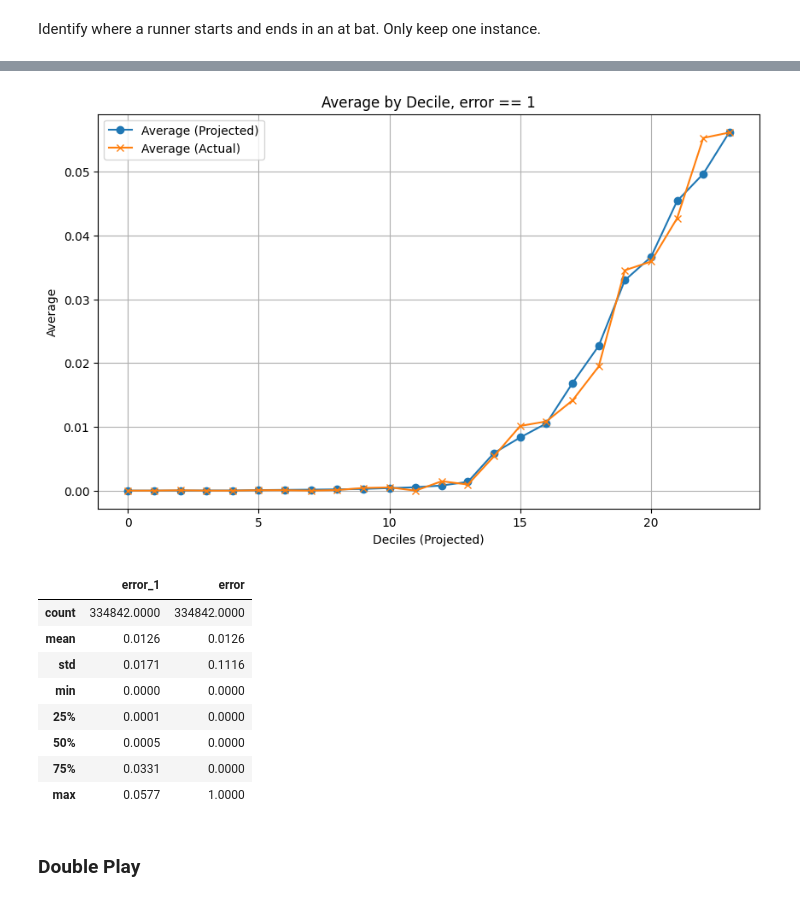
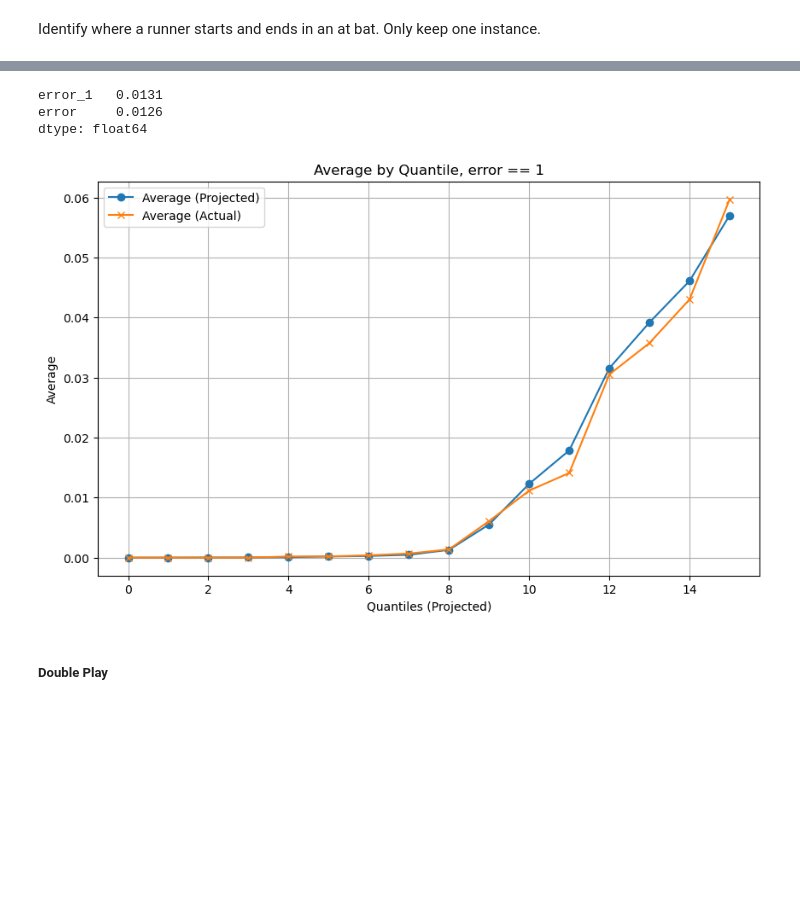
Before and after one commit to jamesgiles1993/Code, a Jupyter notebook: M04. Base Running.ipynb, the cells around one changed output, grey strips where cells are left out. Drawn from its saved outputs; the diff is of its cells as text; code cells hidden in the pictures; blank space fills up the shorter version.

```diff
--- a/M04. Base Running.ipynb
+++ b/M04. Base Running.ipynb
@@ -299,0 +335,3 @@ df['out_3b'] = df.groupby(['gamePk', 'atBatIndex'])['out_3b'].transform('max')
+# %%
+df['sba_imp'] = df['sba'] / df['sbo']
+df['sb_imp'] = df['sb'] / df['sba']
@@ -302,3 +346,0 @@ df['out_3b'] = df.groupby(['gamePk', 'atBatIndex'])['out_3b'].transform('max')
-# %%
-# Drop less relevant events
-df = df.query('eventsModel != "Cut"')
@@ -327,7 +346,0 @@ df.drop(columns={'movementTypical'}, inplace=True)
-# %%
-# Create dummies
-event_dummies = pd.get_dummies(df['eventsModel'], prefix='event').astype(int)
-minBase_dummies = pd.get_dummies(df['minBase'], prefix='minBase').astype(int)
-
-# Add event dummies
-df = pd.concat([df, event_dummies, minBase_dummies], axis=1)
@@ -341,17 +370,18 @@ error_input_list = list(event_dummies.columns) + ['pre_1b', 'pre_2b', 'pre_3b']
 # %%
 %%time
 # Select relevant columns and handle missing values
-X = df.query('startInt == 0')[error_input_list]
-y = df.query('startInt == 0')['error']
+X = df.query('eventsModel != "Cut"').query('movementTypical == 1').query('startInt == 0')[error_input_list]
+y = df.query('eventsModel != "Cut"').query('movementTypical == 1').query('startInt == 0')['error']
 
 # Split the data into training and testing sets
 X_train, X_test, y_train, y_test = train_test_split(X, y, test_size=0.2, random_state=42)
 
+random_state = 10
 
 models = [
-    # MLPClassifier(hidden_layer_sizes=(30,30,30), activation='relu', max_iter=10, random_state=1),
-    # MLPClassifier(hidden_layer_sizes=(30,30,30), activation='relu', max_iter=10, random_state=2),
-    MLPClassifier(hidden_layer_sizes=(30,30,30), activation='relu', max_iter=10, random_state=3)
+    MLPClassifier(hidden_layer_sizes=(30,30,30), activation='relu', max_iter=10, random_state=random_state+1),
+    # MLPClassifier(hidden_layer_sizes=(30,30,30), activation='relu', max_iter=10, random_state=random_state+2),
+    # MLPClassifier(hidden_layer_sizes=(30,30,30), activation='relu', max_iter=10, random_state=random_state+3)
     ]
 
 # Create the ensemble classifier using VotingClassifier
@@ -369,6 +399,8 @@ probability_df = pd.DataFrame(probabilities, columns=probability_columns, index=
 error_df = pd.concat([X_test, y_test, probability_df], axis=1)
 # error_df['eventsModel'] = label_encoder.inverse_transform(error_df['eventsModelInt'])
 
+# Create directory
+os.makedirs(os.path.join(model_path, "M04. Base Running", todaysdate), exist_ok=True)
 
 # Save model
 pickle.dump(predict_errors, open(os.path.join(model_path, "M04. Base Running", todaysdate, "predict_errors.sav"), 'wb'))
@@ -378,42 +410,37 @@ Wall time: 1min 28s
 # %%
+print(error_df[['error_1', 'error']].mean())
+
+quantiles = 20
+
 # Set Variable
 var = "error"
 
 # Copy
 graph_df = error_df.copy()
 
-# Step 1: Divide error_1 into deciles
-graph_df['decile'] = pd.qcut(graph_df[f'{var}_1'], 40, labels=False, duplicates='drop')
+# Step 1: Divide error_1 into
+graph_df['quantile'] = pd.qcut(graph_df[f'{var}_1'], quantiles, labels=False, duplicates='drop')
 
 # Step 2 & 3: Group by deciles and calculate average error_1 and error
-grouped_deciles = graph_df.groupby('decile').agg({f'{var}_1': 'mean', f'{var}': 'mean'}).reset_index()
+grouped_quantiles = graph_df.groupby('quantile').agg({f'{var}_1': 'mean', f'{var}': 'mean'}).reset_index()
 
 # Step 4: Plot the averages
 plt.figure(figsize=(10, 6))
-plt.plot(grouped_deciles['decile'], grouped_deciles[f'{var}_1'], marker='o', label='Average (Projected)')
-plt.plot(grouped_deciles['decile'], grouped_deciles[f'{var}'], marker='x', label='Average (Actual)')
-plt.xlabel('Deciles (Projected)')
+plt.plot(grouped_quantiles['quantile'], grouped_quantiles[f'{var}_1'], marker='o', label='Average (Projected)')
+plt.plot(grouped_quantiles['quantile'], grouped_quantiles[f'{var}'], marker='x', label='Average (Actual)')
+plt.xlabel('Quantiles (Projected)')
 plt.ylabel('Average')
-plt.title(f'Average by Decile, {var} == 1')
+plt.title(f'Average by Quantile, {var} == 1')
 plt.legend()
 plt.grid(True)
 plt.show()
 # %% [output]
+error_1   0.0131
+error     0.0126
+dtype: float64
-[figure, old version]
+[figure, new version]
-# %%
-error_df[['error_1', 'error']].describe()
-# %% [output]
-|  | error_1 | error |
-| count | 334842.0000 | 334842.0000 |
-| mean | 0.0126 | 0.0126 |
-| std | 0.0171 | 0.1116 |
-| min | 0.0000 | 0.0000 |
-| 25% | 0.0001 | 0.0000 |
-| 50% | 0.0005 | 0.0000 |
-| 75% | 0.0331 | 0.0000 |
-| max | 0.0577 | 1.0000 |
 # %% [markdown]
-### Double Play
+##### Double Play
 # %%
 double_play_input_list = list(event_dummies.columns) + ['outs_pre', 'pre_1b', 'pre_2b', 'pre_3b']
 # %%
```
Also changed, not shown: parts of 110 cells of this notebook, 35 other files.
